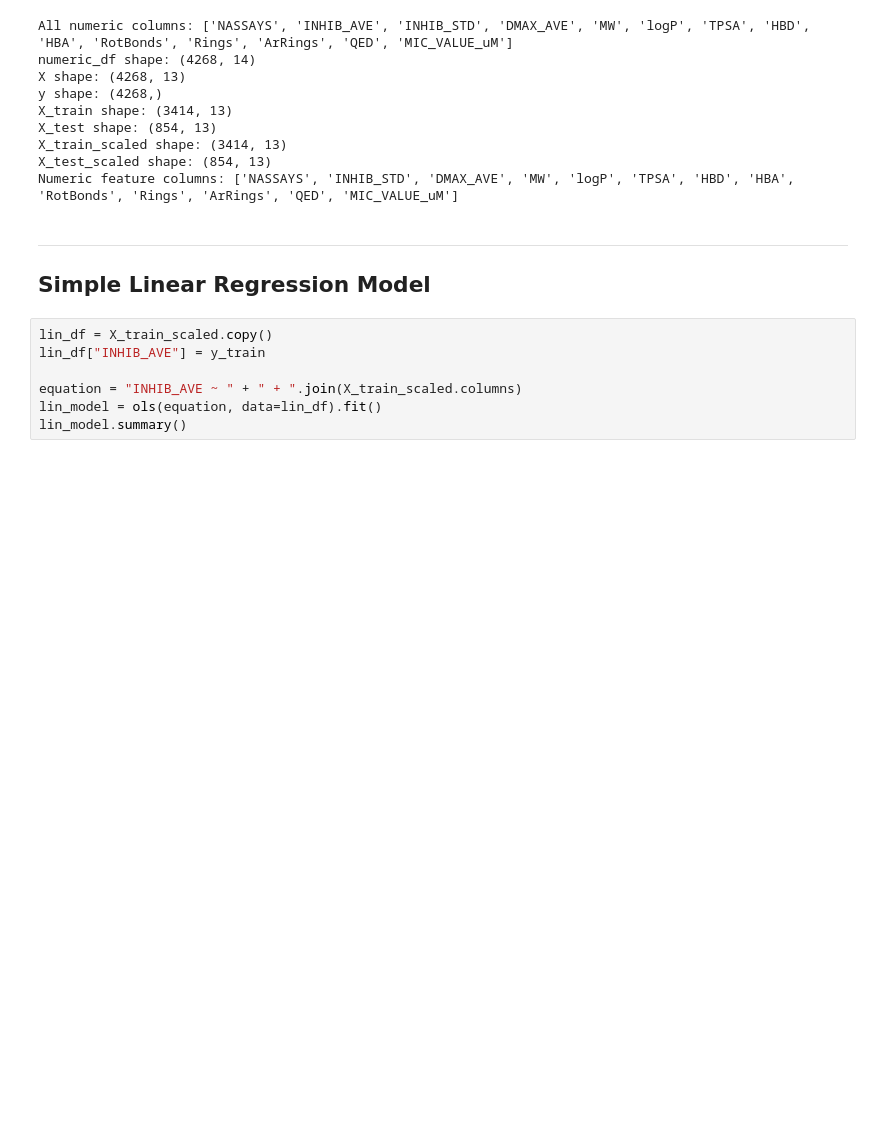
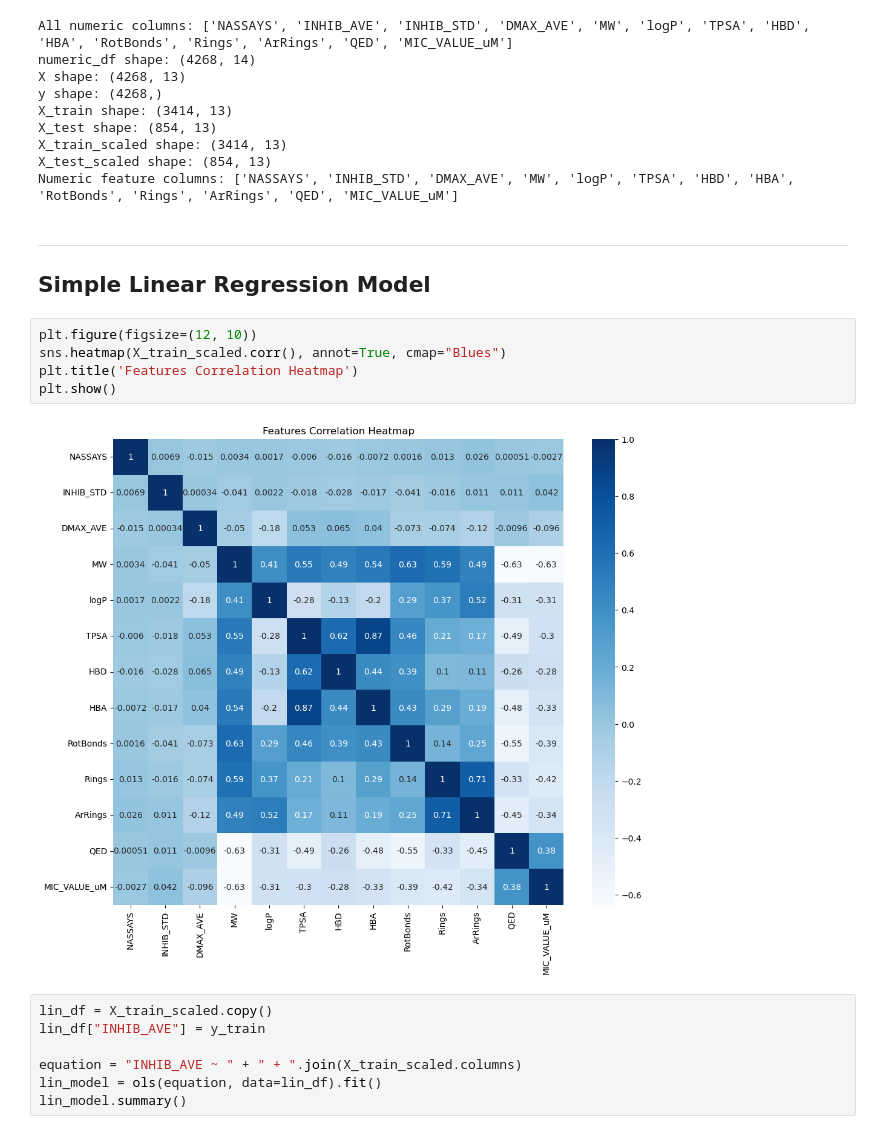
Before and after one commit to dw1229/chem277a-final-ecoli-inhibition-ml, a Jupyter notebook: ecoli_inhibition_ml.ipynb, the cells around one changed output. Cells and saved outputs as stored; diff of their text form; blank space fills up the shorter version.

Commit message:
correlation heatmap

```diff
--- a/ecoli_inhibition_ml.ipynb
+++ b/ecoli_inhibition_ml.ipynb
@@ -470,6 +470,13 @@ Numeric feature columns: ['NASSAYS', 'INHIB_STD', 'DMAX_AVE', 'MW', 'logP', 'TPS
 # %% [markdown]
 ----------------------------
 ## Simple Linear Regression Model
+# %%
+plt.figure(figsize=(12, 10))
+sns.heatmap(X_train_scaled.corr(), annot=True, cmap="Blues")
+plt.title('Features Correlation Heatmap')
+plt.show()
+# %% [output]
+[figure, added]
 # %%
 lin_df = X_train_scaled.copy()
 lin_df["INHIB_AVE"] = y_train
```
Also changed, not shown: parts of 2 cells of this notebook.
